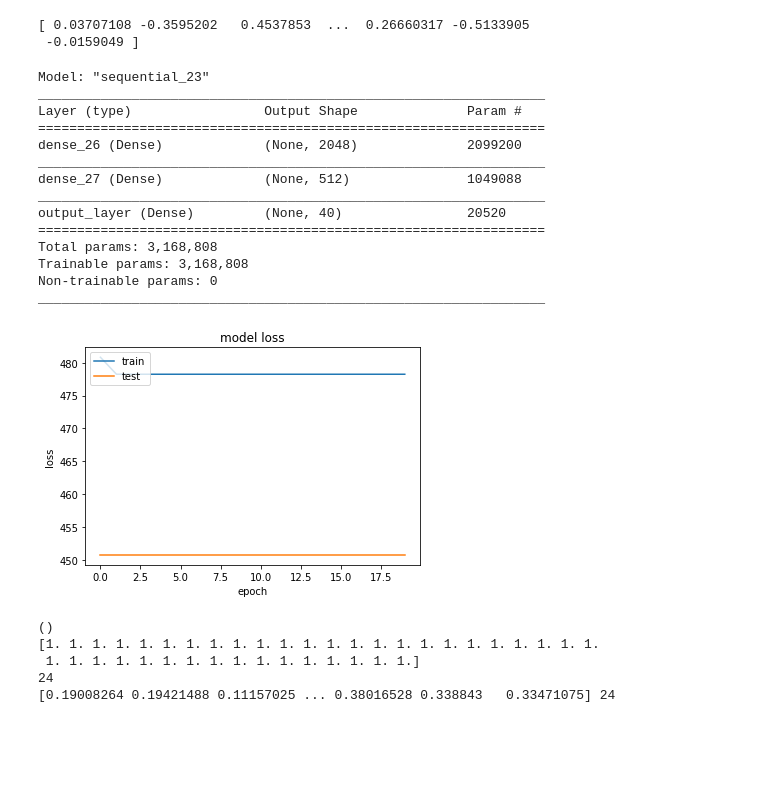
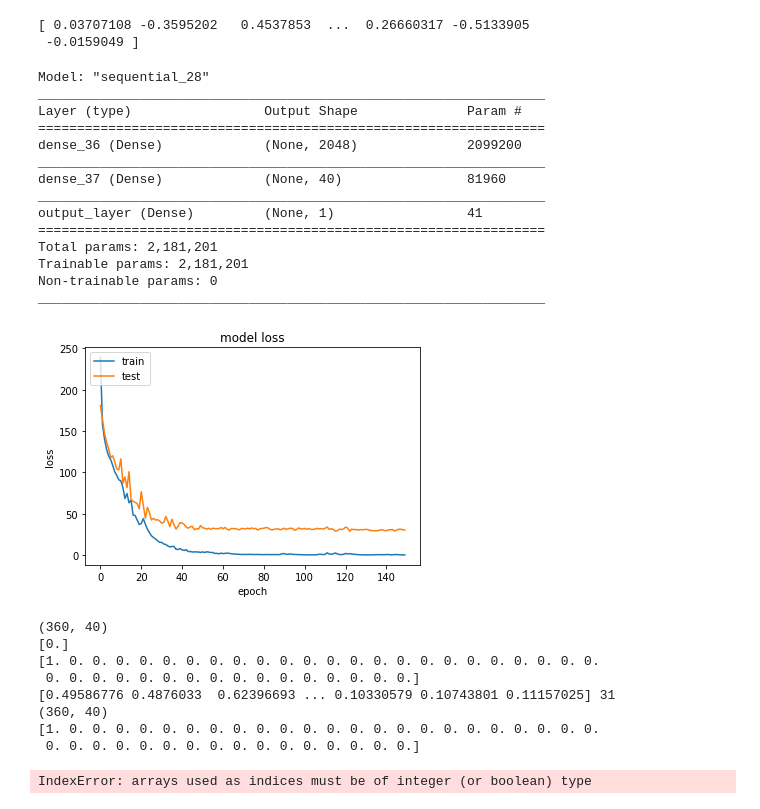
Before and after one commit to spiftire/olivetti, a Jupyter notebook: autoencoderTest.ipynb, the cells around one changed output. Cells and saved outputs as stored; diff of their text form; code cells hidden in the pictures; blank space fills up the shorter version.

Commit message:
trying to convert to categorical and back to number

```diff
--- a/autoencoderTest.ipynb
+++ b/autoencoderTest.ipynb
@@ -140,28 +140,27 @@ print((encoded_X_train[1]))
 model = Sequential([
     # BatchNormalization(input_shape=(code_size,)), #normalizing input data
                     Dense(units=code_size*2, activation='relu', input_shape=(code_size,)),
-                    Dense(units=512, activation='relu'),
-                    Dense(units=40, activation='sigmoid', name='output_layer')])
+                    Dense(units=40, activation='relu'),
+                    Dense(units=1, activation='relu', name='output_layer')])
 model.compile(optimizer='adam', loss='mean_squared_error', metrics=['accuracy'])
 model.summary()
 # %% [output]
-Model: "sequential_23"
+Model: "sequential_28"
 _________________________________________________________________
 Layer (type)                 Output Shape              Param #
 =================================================================
-dense_26 (Dense)             (None, 2048)              2099200
+dense_36 (Dense)             (None, 2048)              2099200
 _________________________________________________________________
-dense_27 (Dense)             (None, 512)               1049088
+dense_37 (Dense)             (None, 40)                81960
 _________________________________________________________________
-output_layer (Dense)         (None, 40)                20520
+output_layer (Dense)         (None, 1)                 41
 =================================================================
-Total params: 3,168,808
-Trainable params: 3,168,808
+Total params: 2,181,201
+Trainable params: 2,181,201
 Non-trainable params: 0
 _________________________________________________________________
 # %%
-history = model.fit(x=encoded_X_train, y=y_train, epochs=20, batch_size=32, validation_data=(encoded_X_test, y_test), verbose=0)
+history = model.fit(x=encoded_X_train, y=y_train, epochs=150, batch_size=32, validation_data=(encoded_X_test, y_test), verbose=0)
+plot_fitting_results(history)
+# %% [output]
+[figure, added]
-# %%
-plot_fitting_results(history)
-# %% [output]
-[figure, removed]
@@ -168,16 +178,22 @@ plot_fitting_results(history)
 # %%
 predictions_on_X_train = model.predict(encoded_X_train)
-predictions_on_X_train_ = np.argmax(predictions_on_X_train)
-print(predictions_on_X_train_.shape)
-ind = 60
+prediction_cat = to_categorical(predictions_on_X_train, num_classes=40)
+print(prediction_cat.shape)
+ind = 90
 print(predictions_on_X_train[ind])
+print(prediction_cat[ind])
 print(X_train[ind], y_train[ind])
+predictions_translate = translate_categorical(prediction_cat)
 # %% [output]
-()
-[1. 1. 1. 1. 1. 1. 1. 1. 1. 1. 1. 1. 1. 1. 1. 1. 1. 1. 1. 1. 1. 1. 1. 1.
- 1. 1. 1. 1. 1. 1. 1. 1. 1. 1. 1. 1. 1. 1. 1. 1.]
-24
-[0.19008264 0.19421488 0.11157025 ... 0.38016528 0.338843   0.33471075] 24
+(360, 40)
+[0.]
+[1. 0. 0. 0. 0. 0. 0. 0. 0. 0. 0. 0. 0. 0. 0. 0. 0. 0. 0. 0. 0. 0. 0. 0.
+ 0. 0. 0. 0. 0. 0. 0. 0. 0. 0. 0. 0. 0. 0. 0. 0.]
+[0.49586776 0.4876033  0.62396693 ... 0.10330579 0.10743801 0.11157025] 31
+(360, 40)
+[1. 0. 0. 0. 0. 0. 0. 0. 0. 0. 0. 0. 0. 0. 0. 0. 0. 0. 0. 0. 0. 0. 0. 0.
+ 0. 0. 0. 0. 0. 0. 0. 0. 0. 0. 0. 0. 0. 0. 0. 0.]
+IndexError: arrays used as indices must be of integer (or boolean) type
 # %%
 cmap = ListedColormap(['lightgrey', 'silver', 'ghostwhite', 'lavender', 'wheat'])
 # Confusion matrix
```
Also changed, not shown: parts of 3 cells of this notebook.
